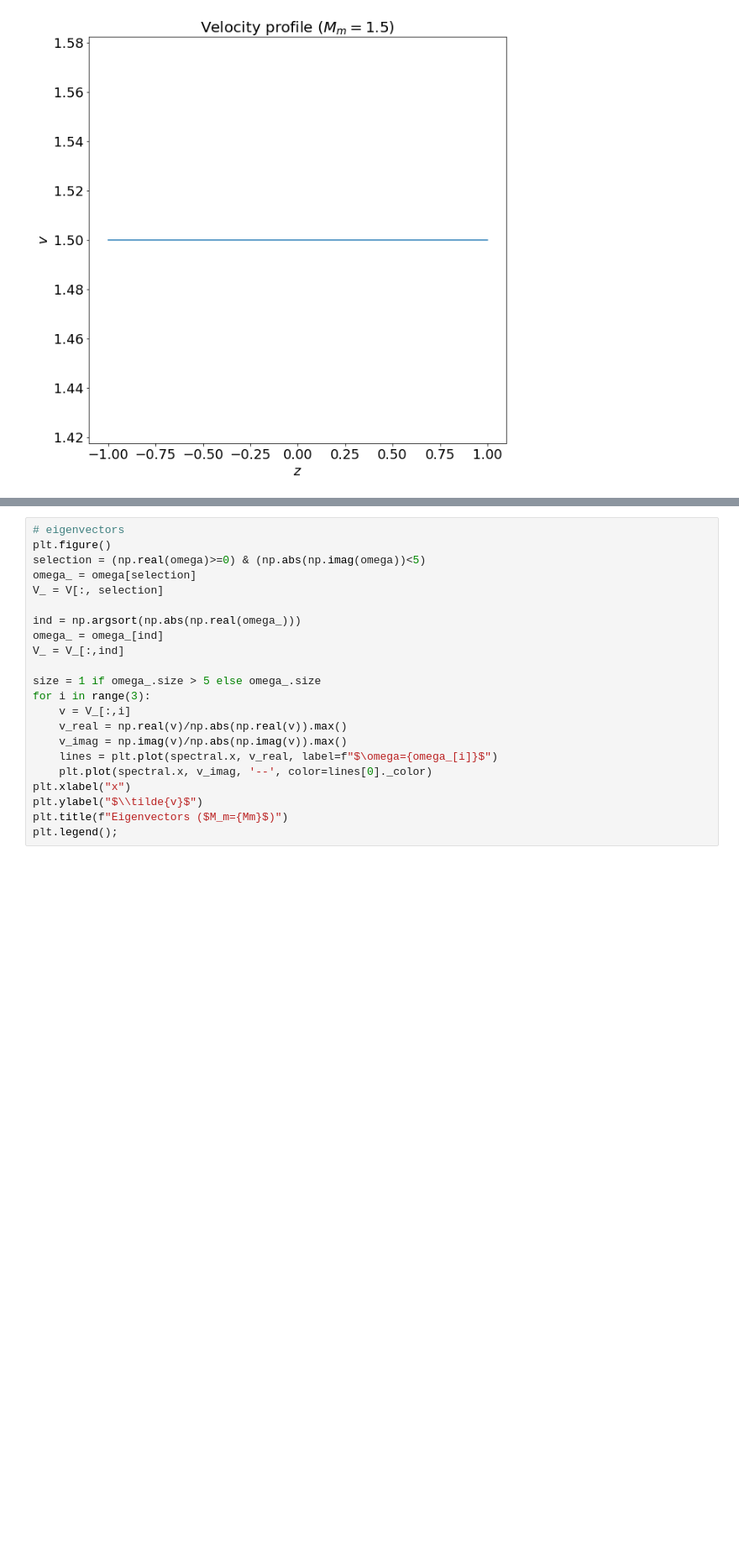
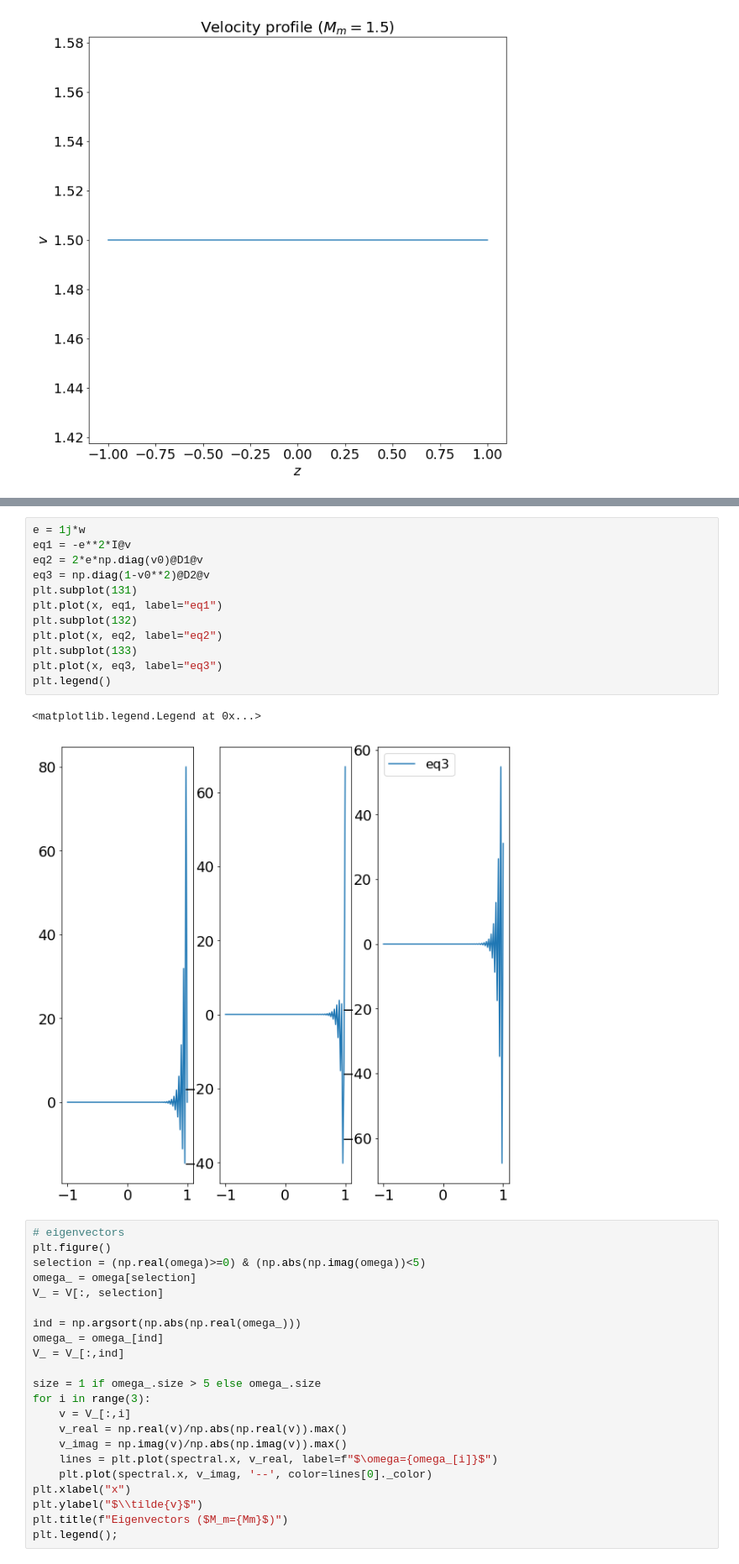
Before and after one commit to HuntFeng/magnetic-nozzle-spectral-instability, a Jupyter notebook: system-solver.ipynb, the cells around one changed output, grey strips where cells are left out. Shown: that part at 84% size. Saved outputs shown, nothing was run; the diff lists cells and outputs as text; blank space fills up the shorter version.

```diff
--- a/system-solver.ipynb
+++ b/system-solver.ipynb
@@ -161,3 +169,18 @@ plt.legend();
+# %%
+e = 1j*w
+eq1 = -e**2*I@v
+eq2 = 2*e*np.diag(v0)@D1@v
+eq3 = np.diag(1-v0**2)@D2@v
+plt.subplot(131)
+plt.plot(x, eq1, label="eq1")
+plt.subplot(132)
+plt.plot(x, eq2, label="eq2")
+plt.subplot(133)
+plt.plot(x, eq3, label="eq3")
+plt.legend()
+# %% [output]
+<matplotlib.legend.Legend at 0x...>
+[figure, added]
 # %%
 # eigenvectors
 plt.figure()
```
Also changed, not shown: parts of 4 cells of this notebook.
